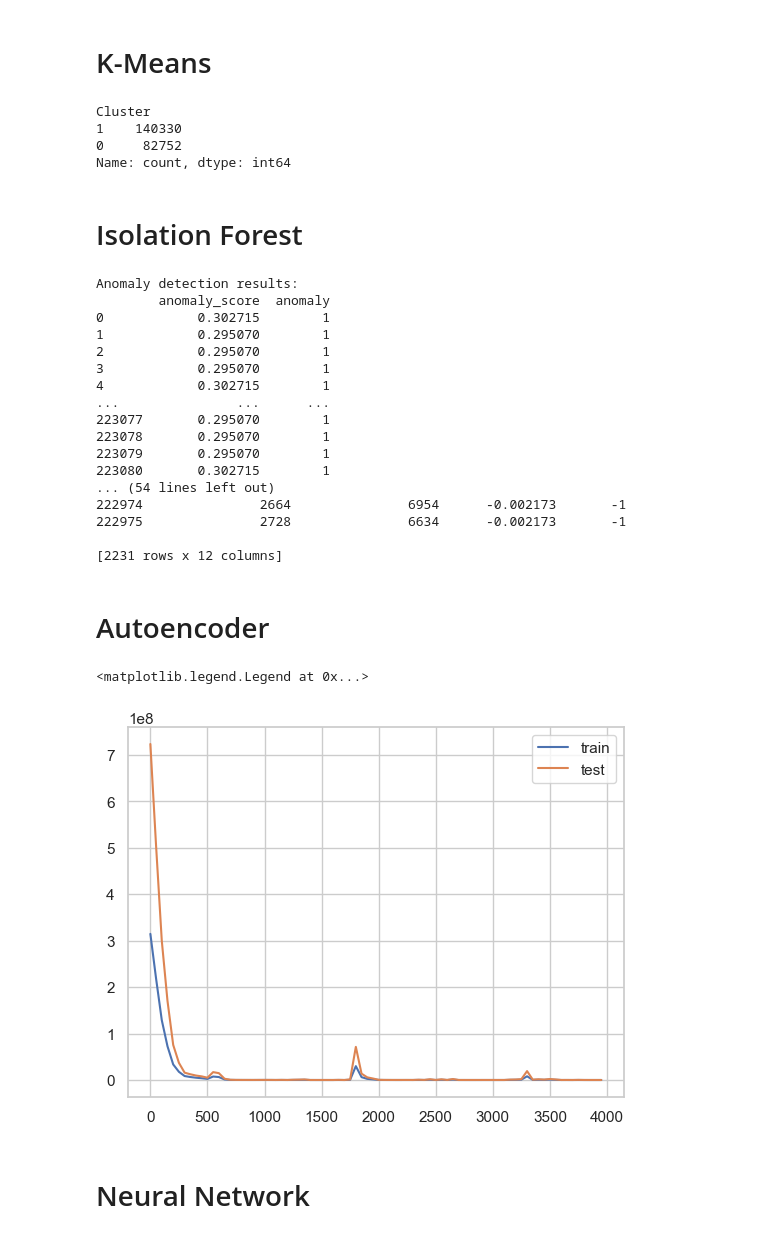
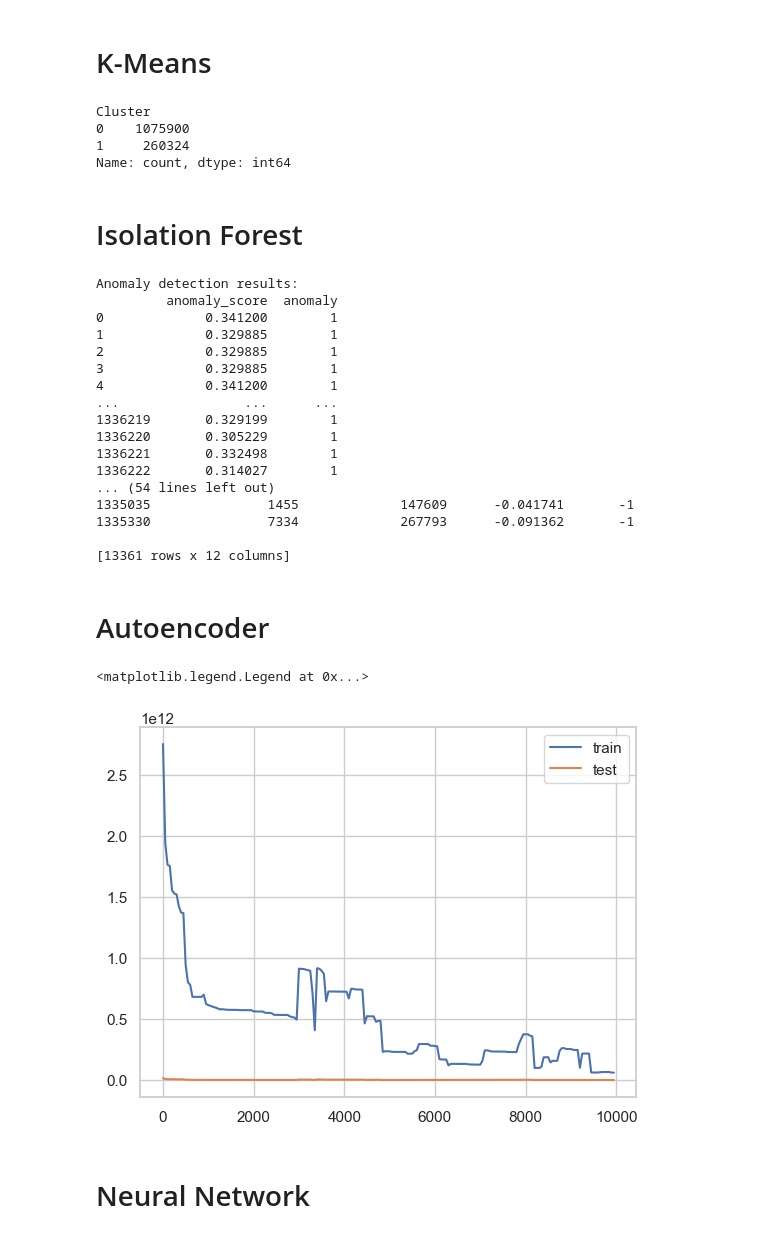
Before and after one commit to dwdwjtwcz/ids2017-anomaly-detection, a Jupyter notebook: models.ipynb, the cells around one changed output. Cells and saved outputs as stored; diff of their text form; code cells hidden in the pictures.

Commit message:
change form Friday.parquet to Combined.parquet

```diff
--- a/models.ipynb
+++ b/models.ipynb
@@ -20,7 +20,7 @@ import keras_tuner as kt
 # %% [markdown]
 ## Read data
 # %%
-df = pd.read_parquet('./IDS2017/Final/Friday.parquet')
+df = pd.read_parquet('./IDS2017/Final/Combined.parquet')
 print(df['Label'].value_counts())
 # %% [output]
 Label
@@ -93,8 +103,8 @@ df['Cluster'] = kmeans.predict(df_scaled)
 print(df['Cluster'].value_counts())
 # %% [output]
 Cluster
-1    140330
-0     82752
+0    1075900
+1     260324
 Name: count, dtype: int64
 # %% [markdown]
 # Isolation Forest
@@ -130,22 +140,22 @@ print("\nDetails of detected anomalies:")
 print(anomalies_data)
 # %% [output]
 Anomaly detection results:
-        anomaly_score  anomaly
-0            0.302715        1
-1            0.295070        1
-2            0.295070        1
-3            0.295070        1
-4            0.302715        1
-...               ...      ...
-223077       0.295070        1
-223078       0.295070        1
-223079       0.295070        1
-223080       0.302715        1
+         anomaly_score  anomaly
+0             0.341200        1
+1             0.329885        1
+2             0.329885        1
+3             0.329885        1
+4             0.341200        1
+...                ...      ...
+1336219       0.329199        1
+1336220       0.305229        1
+1336221       0.332498        1
+1336222       0.314027        1
 ... (54 lines left out)
-222974               2664               6954      -0.002173       -1
-222975               2728               6634      -0.002173       -1
+1335035               1455             147609      -0.041741       -1
+1335330               7334             267793      -0.091362       -1
 
-[2231 rows x 12 columns]
+[13361 rows x 12 columns]
 # %% [markdown]
 # Autoencoder
 # %%
@@ -155,8 +165,8 @@ x = df.to_numpy()
 def vector_mse(y,yhat):
     return jnp.mean(jnp.square(y-yhat), axis=-1)
 
-batch_size = 256
-steps = 4000
+batch_size = 128
+steps = 10000
 learning_rate = 0.001
 train_split = int(0.7*x.shape[0])
 
@@ -165,7 +175,7 @@ k = jax.random.PRNGKey(42)
 encoder = stax.serial(
     stax.Dense(16),
     stax.Relu,
-    stax.Dense(8)
+    stax.Dense(12)
 )
 
 decoder = stax.serial(
@@ -198,34 +208,34 @@ def step(i, opt_state, x,y):
 def test_loss(opt_state,x,y):
     params = get_params(opt_state)
     reconstruction = apply_nn(params,x)
     return jnp.mean(vector_mse(y,reconstruction))
 
 _,params  = init_nn(k,(batch_size,x.shape[1]))
 opt_state = opt_init(params)
 
 losses = []
 test_losses = []
 train_steps = []
 
 for i in range(steps):
     idx = np.random.randint(0, train_split, size=batch_size)
     bx = x[idx,...]
 
     opt_state, step_loss = step(i, opt_state,bx,bx)
 
     if i % 50 == 0:
         tx = x[train_split:,...]
         test_losses.append(test_loss(opt_state,tx,tx))
         train_steps.append(i)
         losses.append(test_loss(opt_state,x[:train_split,...],x[:train_split,...]))
 
 plt.plot(train_steps,losses,label='train')
 plt.plot(train_steps,test_losses,label='test')
 
 plt.legend()
 # %% [output]
 <matplotlib.legend.Legend at 0x...>
-[figure, old version]
+[figure, new version]
 # %% [markdown]
 # Neural Network
 # %% [markdown]
```
Also changed, not shown: parts of 5 cells of this notebook, 1 other file.
